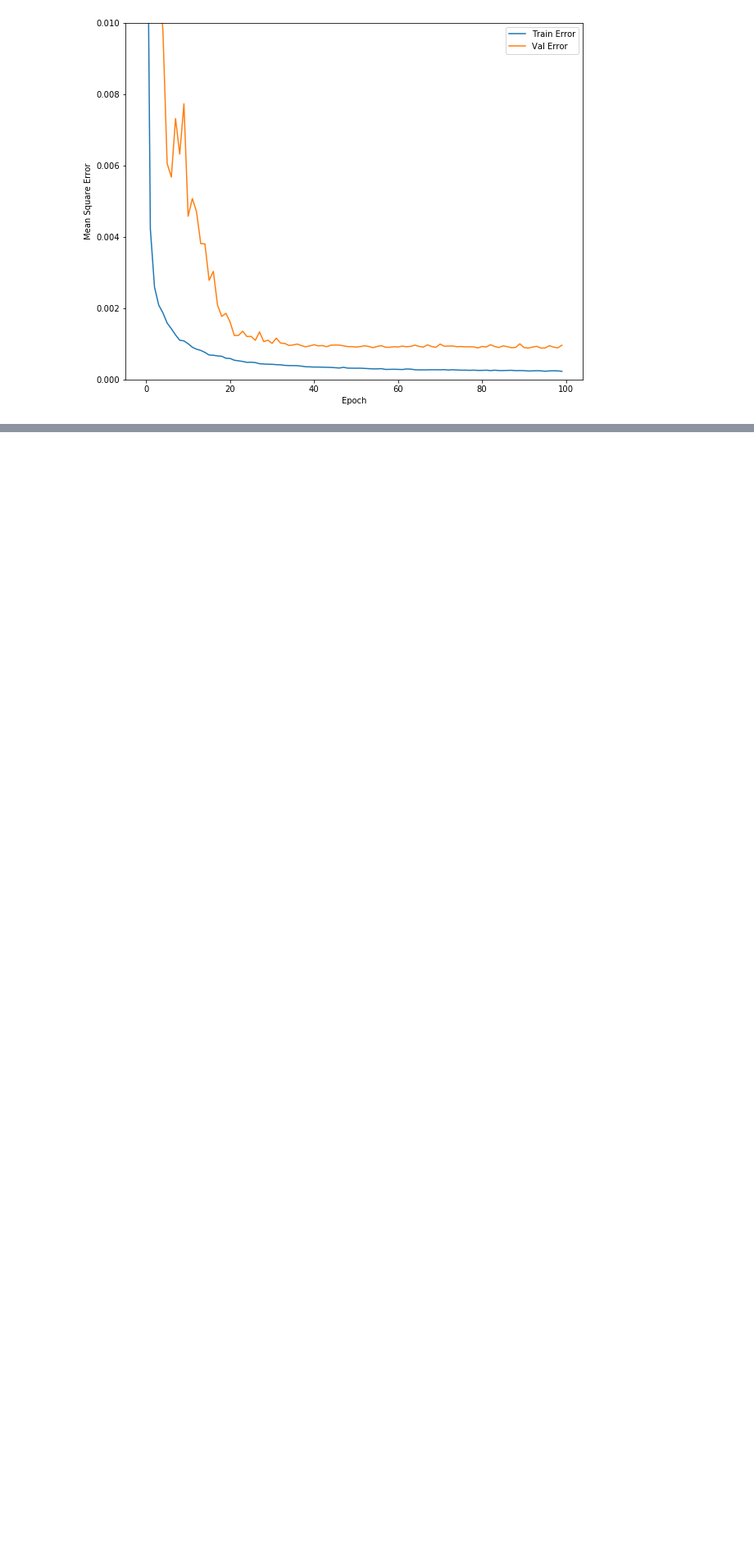
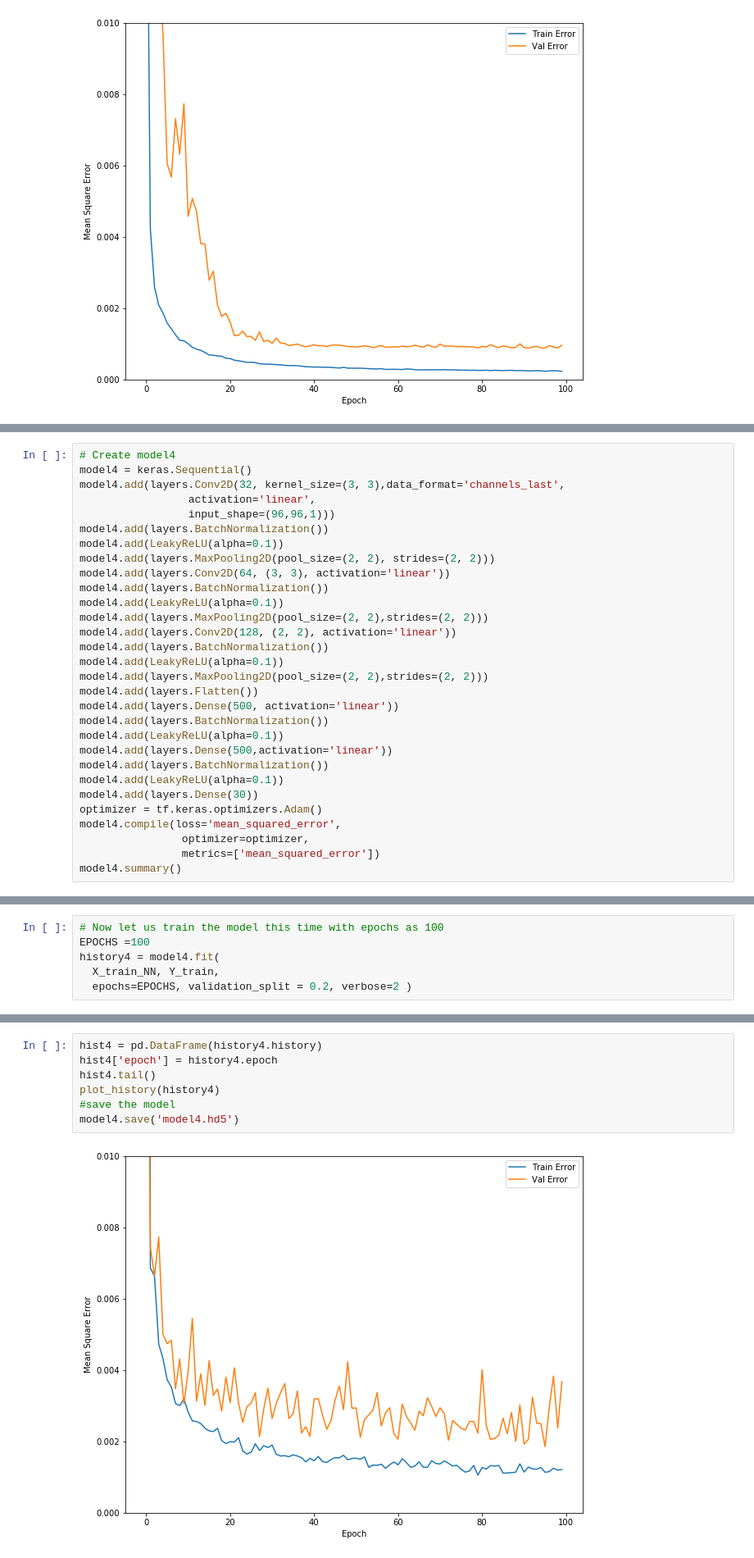
Before and after one commit to anupjha10/W207_ML_FINAL_Project, a Jupyter notebook: Final_Project_Anish_Anup.ipynb, the cells around one changed output, grey strips where cells are left out. Shown at 82% size. Saved outputs shown, nothing was run; the diff lists cells and outputs as text; blank space fills up the shorter version.

```diff
--- a/Final_Project_Anish_Anup.ipynb
+++ b/Final_Project_Anish_Anup.ipynb
@@ -909,0 +934,30 @@ Let us use this model to find the overall RMSE for the training set and plot the
+# %%
+# Create model4
+model4 = keras.Sequential()
+model4.add(layers.Conv2D(32, kernel_size=(3, 3),data_format='channels_last',
+                 activation='linear',
+                 input_shape=(96,96,1)))
+model4.add(layers.BatchNormalization())
+model4.add(LeakyReLU(alpha=0.1))
+model4.add(layers.MaxPooling2D(pool_size=(2, 2), strides=(2, 2)))
+model4.add(layers.Conv2D(64, (3, 3), activation='linear'))
+model4.add(layers.BatchNormalization())
+model4.add(LeakyReLU(alpha=0.1))
+model4.add(layers.MaxPooling2D(pool_size=(2, 2),strides=(2, 2)))
+model4.add(layers.Conv2D(128, (2, 2), activation='linear'))
+model4.add(layers.BatchNormalization())
+model4.add(LeakyReLU(alpha=0.1))
+model4.add(layers.MaxPooling2D(pool_size=(2, 2),strides=(2, 2)))
+model4.add(layers.Flatten())
+model4.add(layers.Dense(500, activation='linear'))
+model4.add(layers.BatchNormalization())
+model4.add(LeakyReLU(alpha=0.1))
+model4.add(layers.Dense(500,activation='linear'))
+model4.add(layers.BatchNormalization())
+model4.add(LeakyReLU(alpha=0.1))
+model4.add(layers.Dense(30))
+optimizer = tf.keras.optimizers.Adam()
+model4.compile(loss='mean_squared_error',
+                optimizer=optimizer,
+                metrics=['mean_squared_error'])
+model4.summary()
@@ -909,0 +982,6 @@ Let us use this model to find the overall RMSE for the training set and plot the
+# %%
+# Now let us train the model this time with epochs as 100
+EPOCHS =100
+history4 = model4.fit(
+  X_train_NN, Y_train,
+  epochs=EPOCHS, validation_split = 0.2, verbose=2 )
@@ -909,0 +1006,9 @@ Let us use this model to find the overall RMSE for the training set and plot the
+# %%
+hist4 = pd.DataFrame(history4.history)
+hist4['epoch'] = history4.epoch
+hist4.tail()
+plot_history(history4)
+#save the model
+model4.save('model4.hd5')
+# %% [output]
+[figure, added]
```
Also changed, not shown: parts of 17 cells of this notebook.
